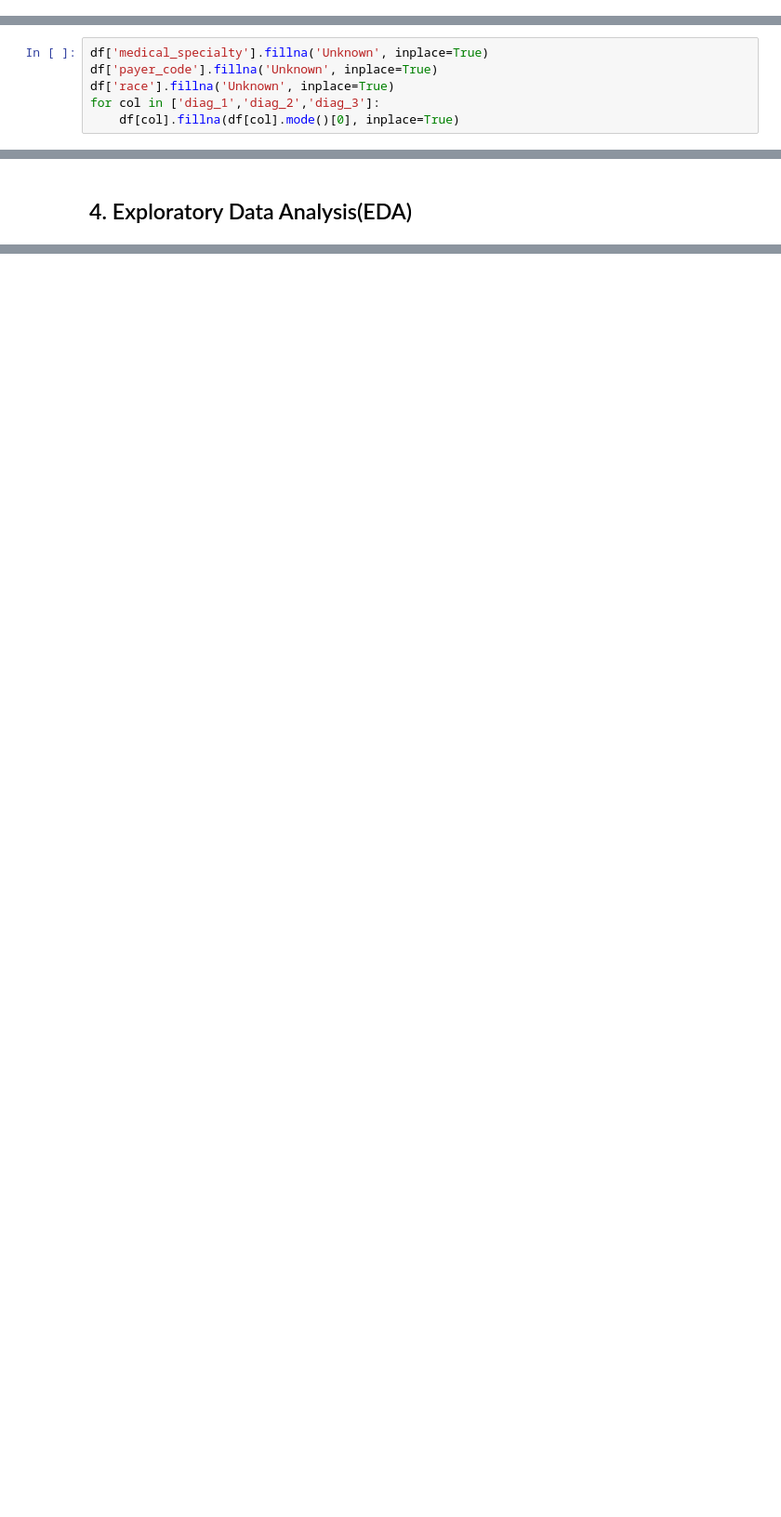
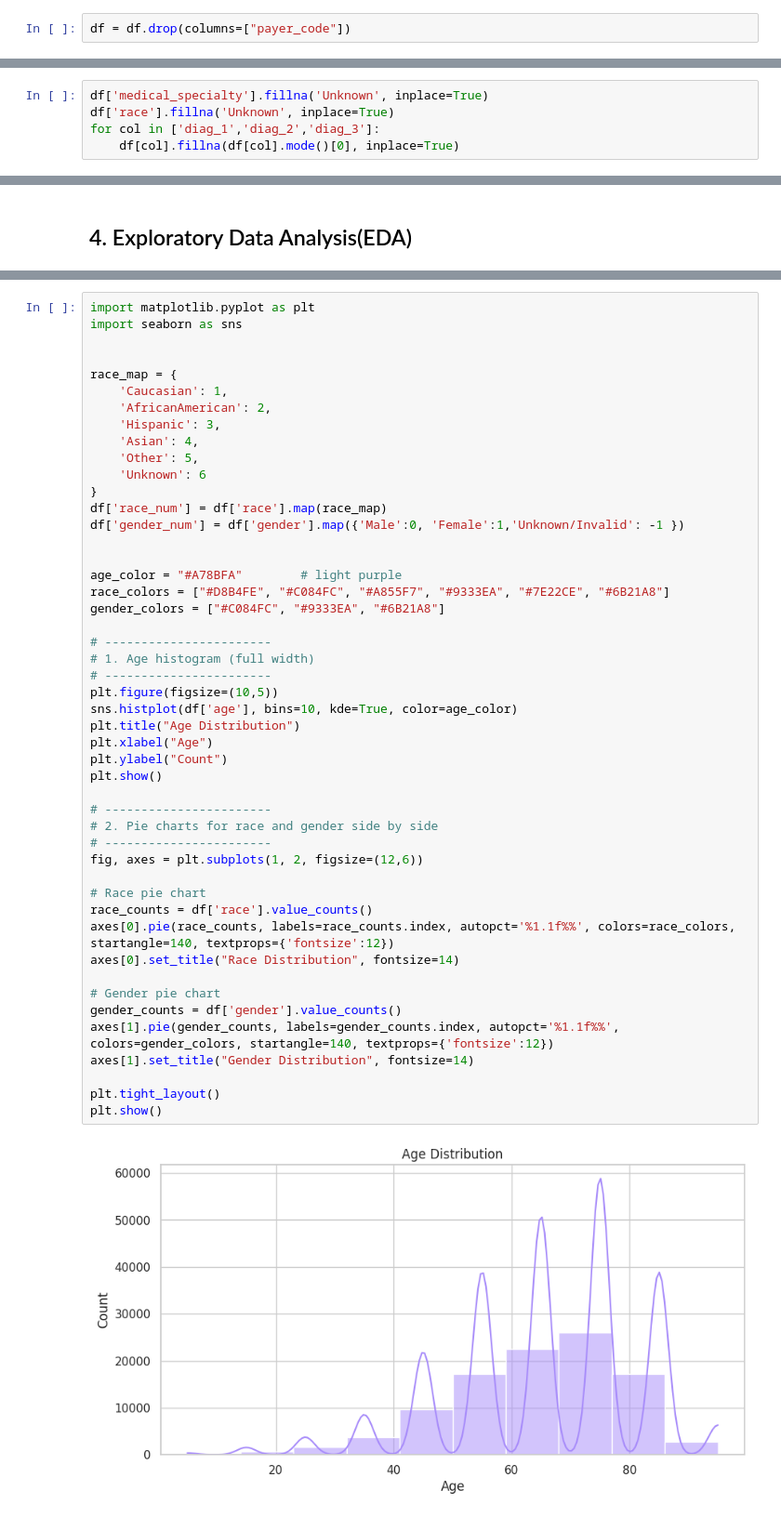
Before and after one commit to Kavithma-Dharmathilake/BIS_Assignment_Data_Analytics_Process_and_Interpretation, a Jupyter notebook: Notebook_file.ipynb, the cells around one changed output, grey strips where cells are left out. Shown at 93% size. Drawn from its saved outputs; the diff is of its cells as text; blank space fills up the shorter version.

```diff
--- a/Notebook_file.ipynb
+++ b/Notebook_file.ipynb
@@ -303,8 +305,9 @@ df = df.drop(columns=["weight"])
+# %%
+df = df.drop(columns=["payer_code"])
 # %% [markdown]
 Let's first fill the rest of column with 'unknown'  and diagnosis value with mode(most frequent number)
 # %%
 df['medical_specialty'].fillna('Unknown', inplace=True)
-df['payer_code'].fillna('Unknown', inplace=True)
 df['race'].fillna('Unknown', inplace=True)
 for col in ['diag_1','diag_2','diag_3']:
     df[col].fillna(df[col].mode()[0], inplace=True)
@@ -751,0 +760,50 @@ metformin, repaglinide, glimepiride, glipizide, glyburide, pioglitazone, rosigli
+# %%
+import matplotlib.pyplot as plt
+import seaborn as sns
+
+
+race_map = {
+    'Caucasian': 1,
+    'AfricanAmerican': 2,
+    'Hispanic': 3,
+    'Asian': 4,
+    'Other': 5,
+    'Unknown': 6
+}
+df['race_num'] = df['race'].map(race_map)
+df['gender_num'] = df['gender'].map({'Male':0, 'Female':1,'Unknown/Invalid': -1 })
+
+
+age_color = "#A78BFA"        # light purple
+race_colors = ["#D8B4FE", "#C084FC", "#A855F7", "#9333EA", "#7E22CE", "#6B21A8"]
+gender_colors = ["#C084FC", "#9333EA", "#6B21A8"]
+
+# -----------------------
+# 1. Age histogram (full width)
+# -----------------------
+plt.figure(figsize=(10,5))
+sns.histplot(df['age'], bins=10, kde=True, color=age_color)
+plt.title("Age Distribution")
+plt.xlabel("Age")
+plt.ylabel("Count")
+plt.show()
+
+# -----------------------
+# 2. Pie charts for race and gender side by side
+# -----------------------
+fig, axes = plt.subplots(1, 2, figsize=(12,6))
+
+# Race pie chart
+race_counts = df['race'].value_counts()
+axes[0].pie(race_counts, labels=race_counts.index, autopct='%1.1f%%', colors=race_colors, startangle=140, textprops={'fontsize':12})
+axes[0].set_title("Race Distribution", fontsize=14)
+
+# Gender pie chart
+gender_counts = df['gender'].value_counts()
+axes[1].pie(gender_counts, labels=gender_counts.index, autopct='%1.1f%%', colors=gender_colors, startangle=140, textprops={'fontsize':12})
+axes[1].set_title("Gender Distribution", fontsize=14)
+
+plt.tight_layout()
+plt.show()
+# %% [output]
+[figure, added]
```
Also changed, not shown: parts of 10 cells of this notebook.
